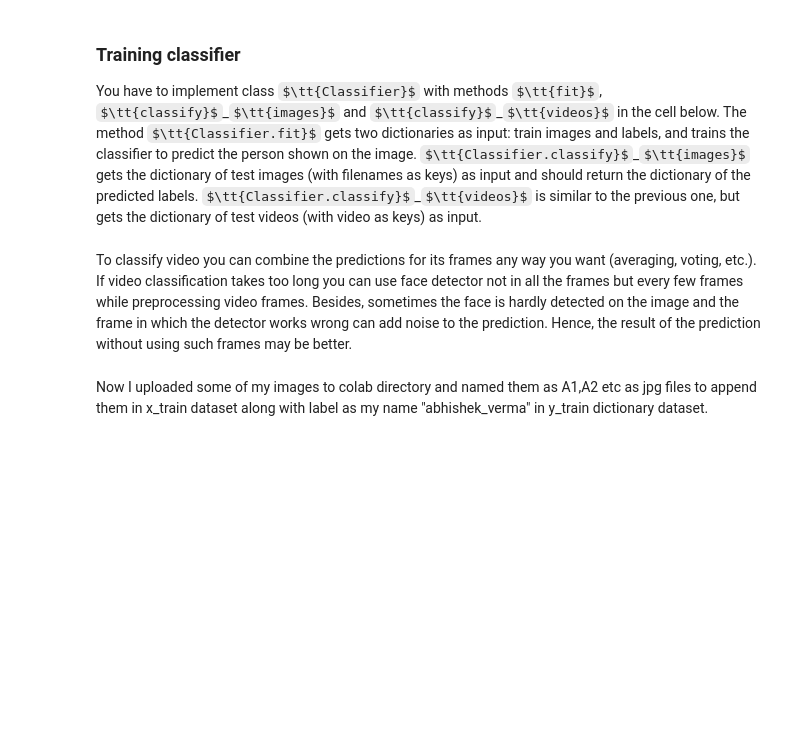
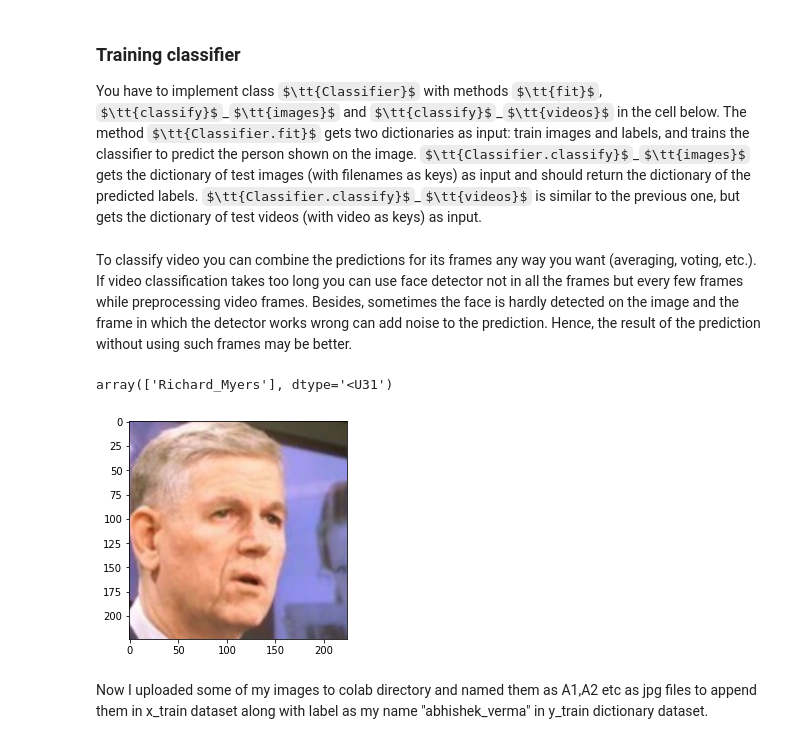
Before and after one commit to Abhishek-Verma7887/Face-recognition, a Jupyter notebook: new_trial/Face Recognition task.ipynb, the cells around one changed output. Drawn from its saved outputs; the diff is of its cells as text; code cells hidden in the pictures; some formulas as TeX source; blank space fills up the shorter version.

```diff
--- a/new_trial/Face Recognition task.ipynb
+++ b/new_trial/Face Recognition task.ipynb
@@ -485,7 +523,7 @@ encoder2.shape
 # %%
  history = model1.fit(train_X,encoder2,
                     batch_size=32,
-                    epochs=6,
+                    epochs=20,
                     shuffle=True,
                     validation_data=(test_X,encoded1))
 # %% [output]
@@ -513,6 +555,19 @@ $\tt{Classifier.classify}$\_$\tt{videos}$ is similar to the previous one, but ge
 To classify video you can combine the predictions for its frames any way you want (averaging, voting, etc.).
 If video classification takes too long you can use face detector not in all the frames but every few frames while preprocessing video frames.
 Besides, sometimes the face is hardly detected on the image and the frame in which the detector works wrong can add noise to the prediction. Hence, the result of the prediction without using such frames may be better.
+# %%
+ def classify_nn_myimg(my_img):
+        pre_img = preprocess_imgs([my_img])[0]
+        #print(pre_img.shape)
+        pre_img = pre_img[np.newaxis , ...]
+        out = le.inverse_transform([argmax(model1.predict(pre_img))])
+        imshow(my_img)
+        return out
+# %%
+classify_nn_myimg(test_X[590])
+# %% [output]
+array(['Richard_Myers'], dtype='<U31')
+[figure, added]
 # %%
 from sklearn.neighbors import KNeighborsClassifier as kNN
 from skimage.io import imread
```
Also changed, not shown: parts of 23 cells of this notebook.
